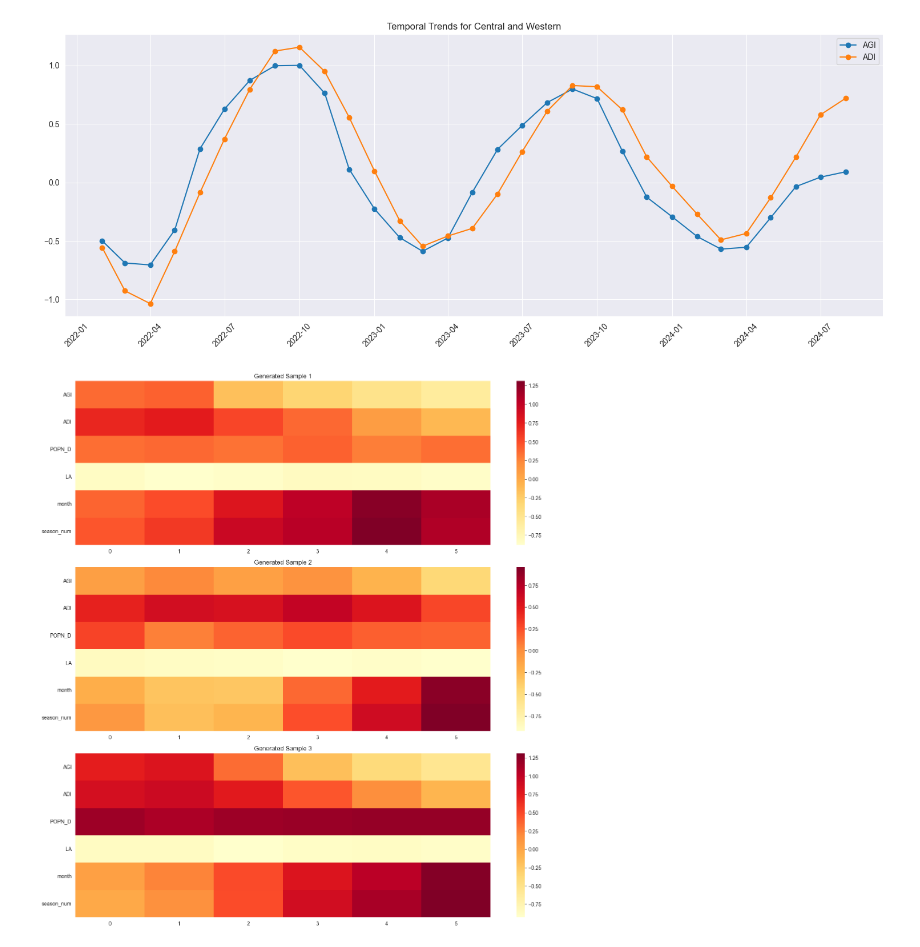
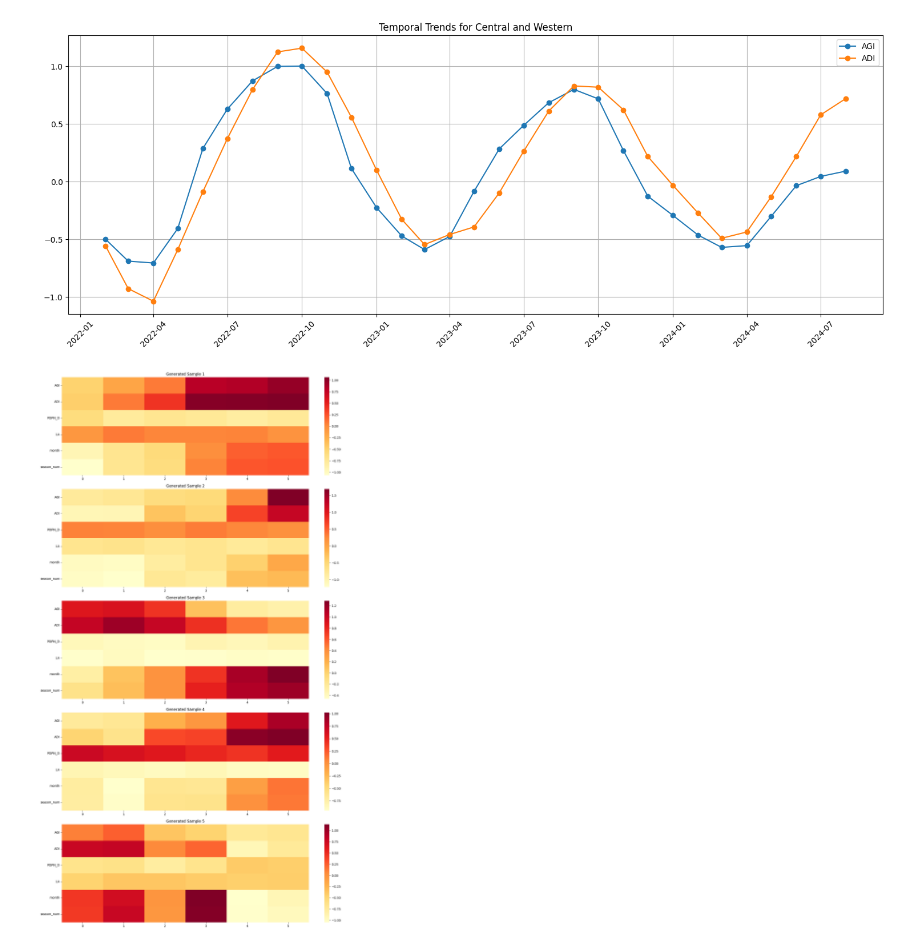
Before and after one commit to huxxshadow/DEN_VAE, a Jupyter notebook: Inference.ipynb, the cells around one changed output. Saved outputs shown, nothing was run; the diff lists cells and outputs as text; code cells hidden in the pictures.

Commit message:
Visualization update

```diff
--- a/Inference.ipynb
+++ b/Inference.ipynb
@@ -167,62 +65,10 @@ visualize_latent_space()
 # %%
-# 7. 时间趋势分析
-def analyze_temporal_trends(district_name):
-    district_indices = np.where(model_loader.district_labels == district_name)[0]
-
-    if len(district_indices) == 0:
-        print(f"No data found for district: {district_name}")
-        return
-
-    # 收集该地区的AGI和ADI值
-    times = []
-    agi_values = []
-    adi_values = []
-
-    for idx in district_indices:
-        data = model_loader.dataset[idx].numpy()
-        times.append(model_loader.time_labels[idx])
-        # 假设AGI和ADI是前两个特征
-        agi_values.append(data[:, 0].mean())  # 取平均值
-        adi_values.append(data[:, 1].mean())
-
-    # 创建时间序列图
-    plt.figure(figsize=(15, 6))
-    plt.plot(times, agi_values, label='AGI', marker='o')
-    plt.plot(times, adi_values, label='ADI', marker='o')
-    plt.title(f'Temporal Trends for {district_name}')
-    plt.xticks(rotation=45)
-    plt.legend()
-    plt.grid(True)
-    plt.tight_layout()
-    plt.show()
-
 # 分析特定地区的时间趋势
-analyze_temporal_trends("Central and Western")
+analyze_temporal_trends("Central and Western", model_loader)
 # %% [output]
-[figure, old version]
+[figure, new version]
 # %%
-# 8. 生成新样本
-def generate_and_visualize_samples(n_samples=3):
-    with torch.no_grad():
-        # 从正态分布采样潜在向量
-        z = torch.randn(n_samples, model_loader.config.LATENT_DIM).to(model_loader.device)
-        # 生成新样本
-        generated = model_loader.model.decoder(z)
-        generated = generated.cpu().numpy()
-
-    # 可视化生成的样本
-    fig, axes = plt.subplots(n_samples, 1, figsize=(15, 5*n_samples))
-    for i in range(n_samples):
-        sns.heatmap(generated[i].T, ax=axes[i],
-                   xticklabels=range(model_loader.config.TIME_WINDOW),
-                   yticklabels=model_loader.feature_names,
-                   cmap='YlOrRd')
-        axes[i].set_title(f'Generated Sample {i+1}')
-
-    plt.tight_layout()
-    plt.show()
-
-generate_and_visualize_samples()
+generate_and_visualize_samples(model_loader, n_samples=5)
 # %% [output]
-[figure, old version]
+[figure, new version]
 # %%
```
Also changed, not shown: parts of 14 cells of this notebook, 7 other files.
